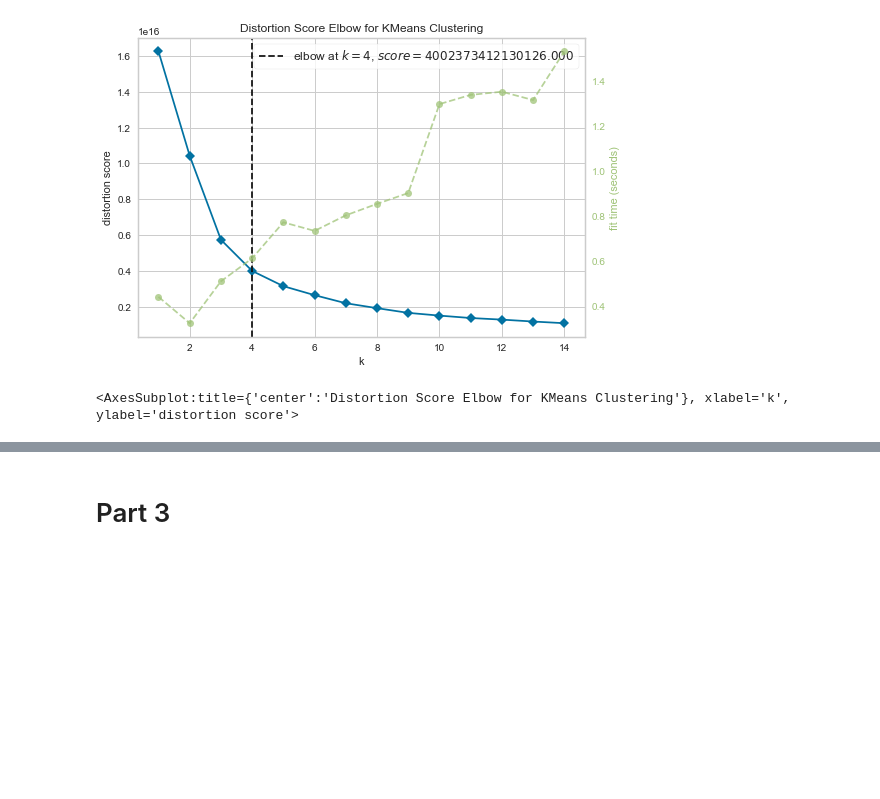
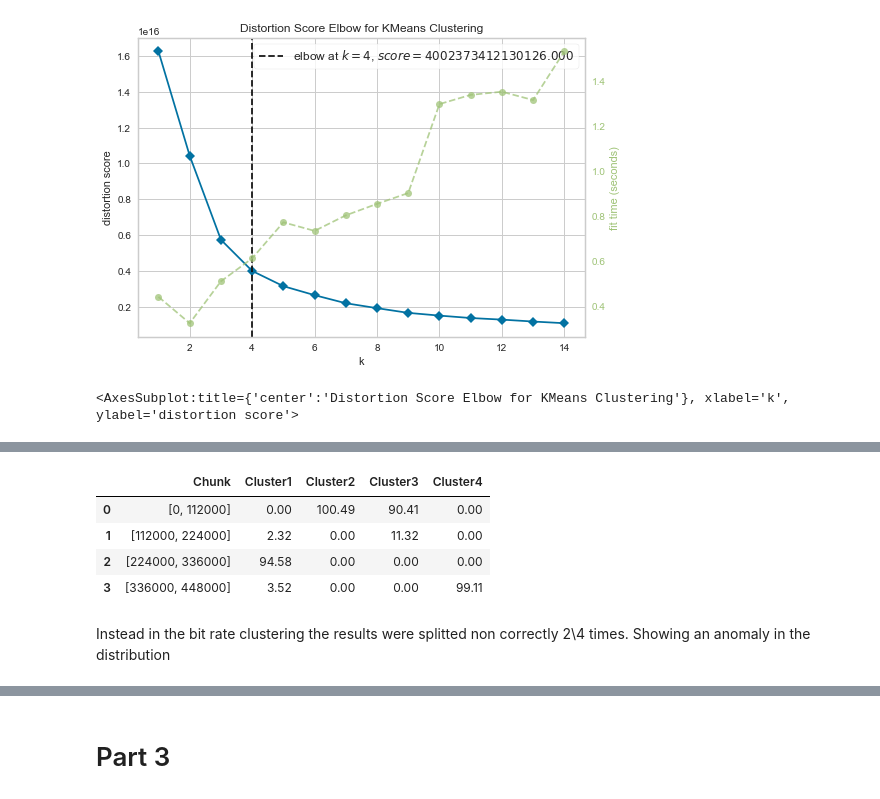
Before and after one commit to SimonePip/ADM-HW4, a Jupyter notebook: main.ipynb, the cells around one changed output, grey strips where cells are left out. Saved outputs shown, nothing was run; the diff lists cells and outputs as text; code cells hidden in the pictures; blank space fills up the shorter version.

```diff
--- a/main.ipynb
+++ b/main.ipynb
@@ -1019,0 +1003,14 @@ As we can see, the optimal number of clusters here is 4, the exact value of k re
+# %%
+track_bit_rate = round(pd.crosstab(final_cluster.track_bit_rate,p,  normalize = 'columns')*100,2).rename({0: 'Cluster 1', 1: 'Cluster 2', 2: 'Cluster 3', 3: 'Cluster 4'}, axis=1)
+# %%
+t_bit_r = pd.DataFrame(columns = ['Chunk', 'Cluster1', 'Cluster2', 'Cluster3', 'Cluster4'])
+t_bit_r = sommer(track_bit_rate, t_bit_r, 448000)
+t_bit_r
+# %% [output]
+|  | Chunk | Cluster1 | Cluster2 | Cluster3 | Cluster4 |
+| 0 | [0, 112000] | 0.00 | 100.49 | 90.41 | 0.00 |
+| 1 | [112000, 224000] | 2.32 | 0.00 | 11.32 | 0.00 |
+| 2 | [224000, 336000] | 94.58 | 0.00 | 0.00 | 0.00 |
+| 3 | [336000, 448000] | 3.52 | 0.00 | 0.00 | 99.11 |
+# %% [markdown]
+Instead in the bit rate clustering the results were splitted non correctly 2\4 times. Showing an anomaly in the distribution
```
Also changed, not shown: parts of 48 cells of this notebook.
